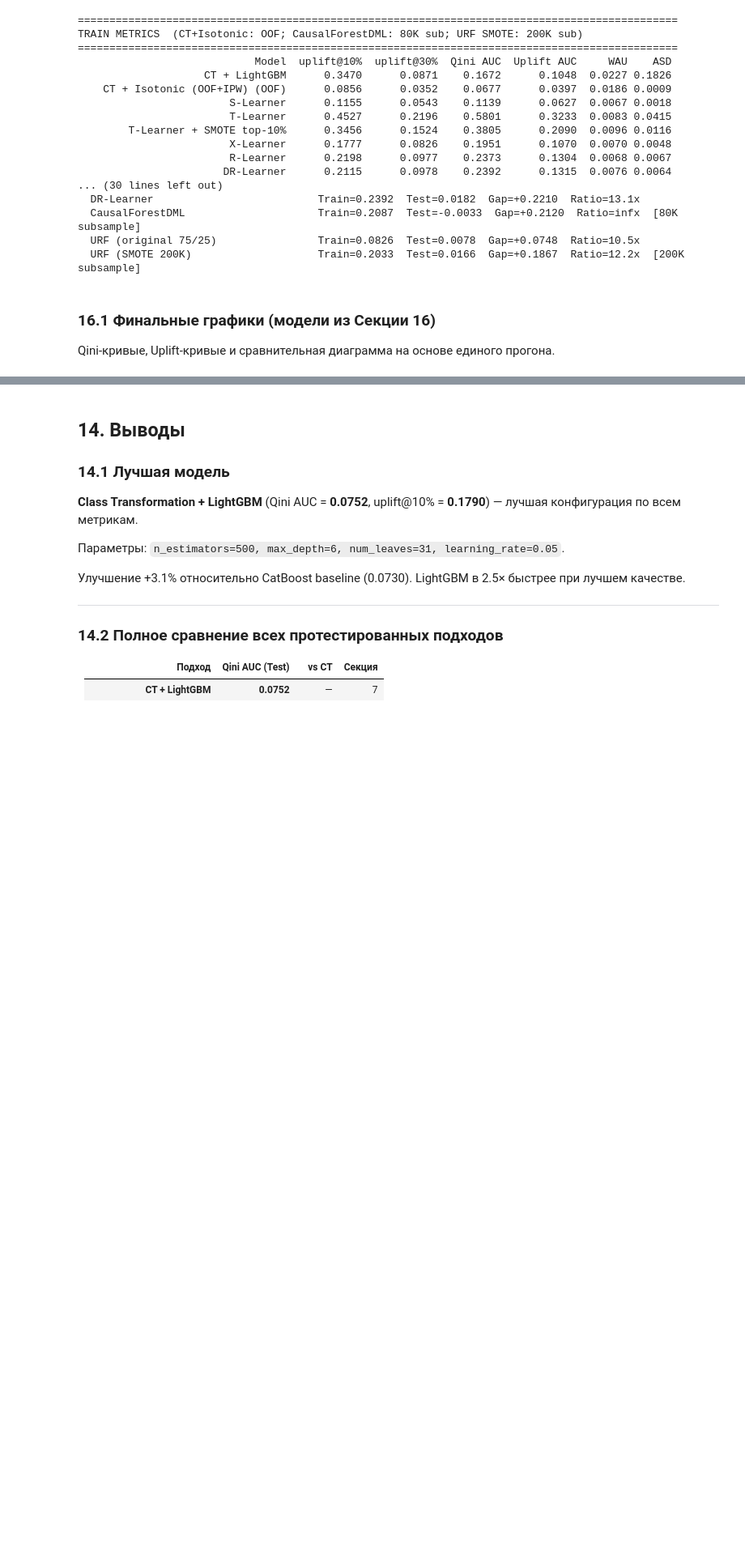
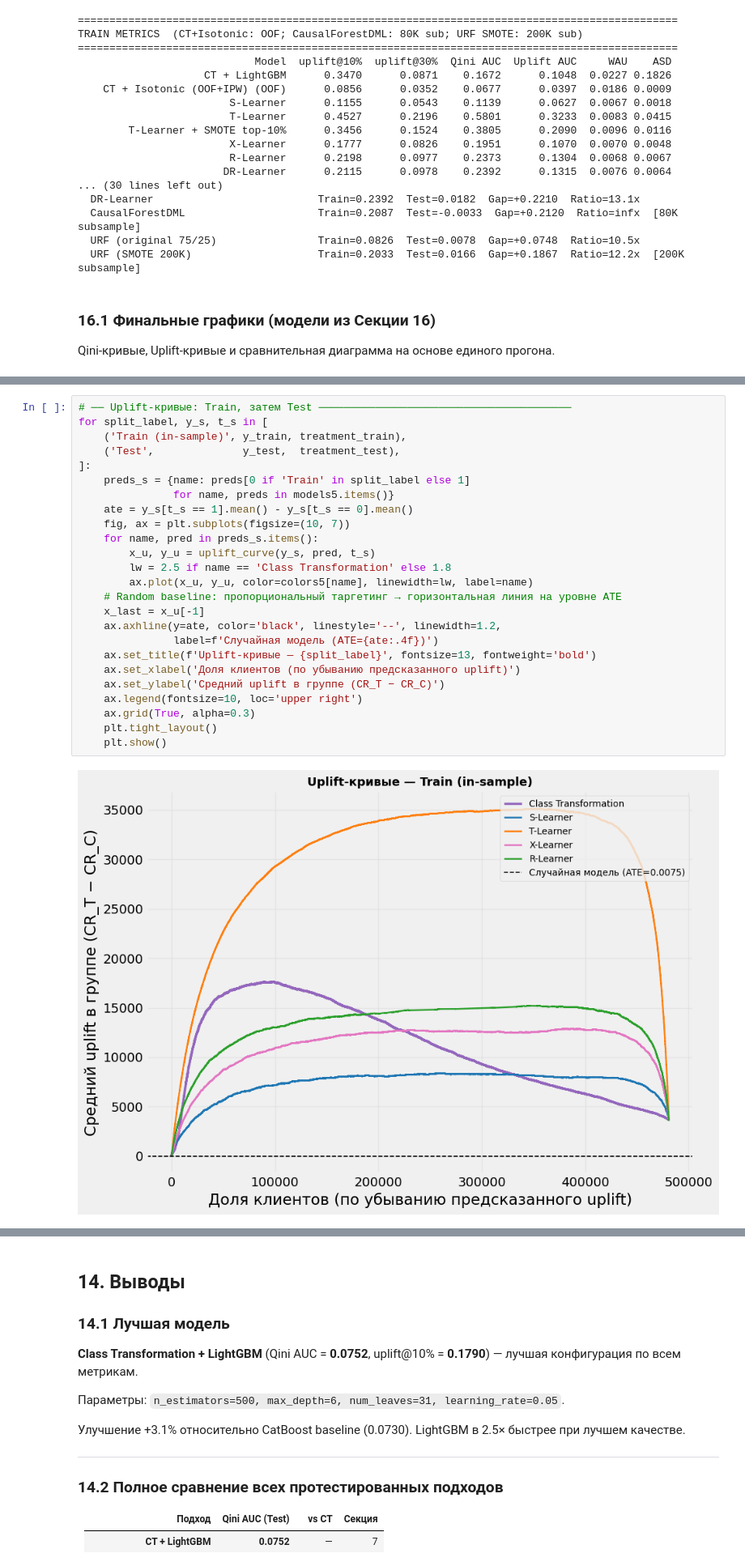
Before and after one commit to Xlemon5/lenta-uplift-modeling, a Jupyter notebook: modeling.ipynb, the cells around one changed output, grey strips where cells are left out. Shown at 81% size. Drawn from its saved outputs; the diff is of its cells as text; blank space fills up the shorter version.

```diff
--- a/modeling.ipynb
+++ b/modeling.ipynb
@@ -2537,0 +2476,27 @@ for name, tr_pred, te_pred, tr_note, te_note in ct_variants:
+# %%
+# ── Uplift-кривые: Train, затем Test ────────────────────────────────────────
+for split_label, y_s, t_s in [
+    ('Train (in-sample)', y_train, treatment_train),
+    ('Test',              y_test,  treatment_test),
+]:
+    preds_s = {name: preds[0 if 'Train' in split_label else 1]
+               for name, preds in models5.items()}
+    ate = y_s[t_s == 1].mean() - y_s[t_s == 0].mean()
+    fig, ax = plt.subplots(figsize=(10, 7))
+    for name, pred in preds_s.items():
+        x_u, y_u = uplift_curve(y_s, pred, t_s)
+        lw = 2.5 if name == 'Class Transformation' else 1.8
+        ax.plot(x_u, y_u, color=colors5[name], linewidth=lw, label=name)
+    # Random baseline: пропорциональный таргетинг → горизонтальная линия на уровне ATE
+    x_last = x_u[-1]
+    ax.axhline(y=ate, color='black', linestyle='--', linewidth=1.2,
+               label=f'Случайная модель (ATE={ate:.4f})')
+    ax.set_title(f'Uplift-кривые — {split_label}', fontsize=13, fontweight='bold')
+    ax.set_xlabel('Доля клиентов (по убыванию предсказанного uplift)')
+    ax.set_ylabel('Средний uplift в группе (CR_T − CR_C)')
+    ax.legend(fontsize=10, loc='upper right')
+    ax.grid(True, alpha=0.3)
+    plt.tight_layout()
+    plt.show()
+# %% [output]
+[figure, added]
```
Also changed, not shown: parts of 13 cells of this notebook.
